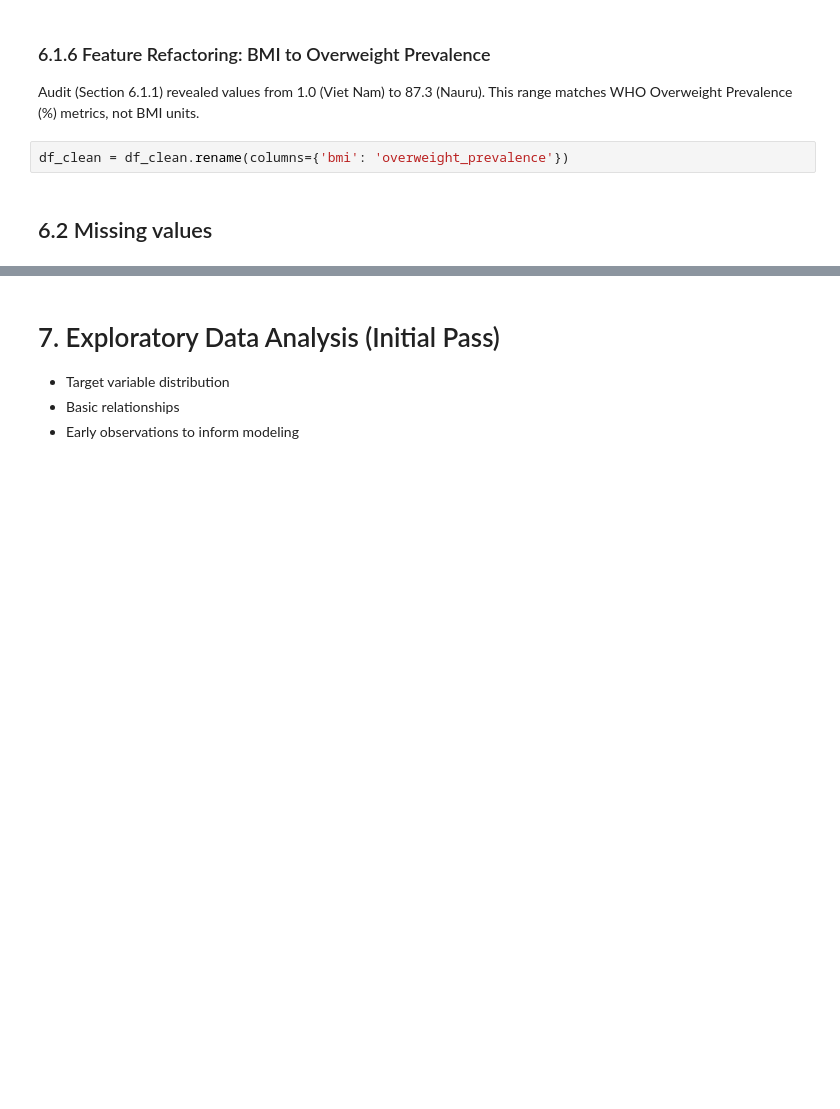
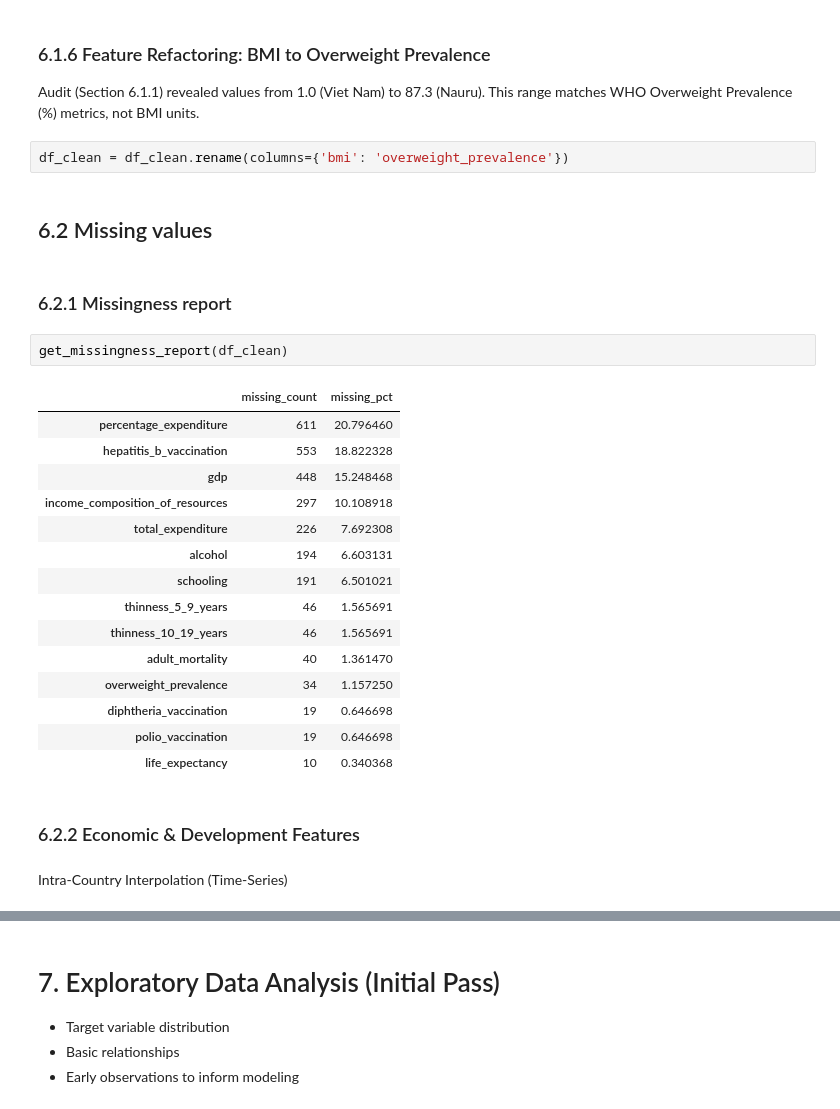
Before and after one commit to MermonGData/longevity-prediction, a Jupyter notebook: notebooks/01_eda_and_preprocessing.ipynb, the cells around one changed output, grey strips where cells are left out. Cells and saved outputs as stored; diff of their text form; blank space fills up the shorter version.

```diff
--- a/notebooks/01_eda_and_preprocessing.ipynb
+++ b/notebooks/01_eda_and_preprocessing.ipynb
@@ -283,3 +284,27 @@ Audit (Section 6.1.1) revealed values from 1.0 (Viet Nam) to 87.3 (Nauru). This
 df_clean = df_clean.rename(columns={'bmi': 'overweight_prevalence'})
 # %% [markdown]
 ## 6.2 Missing values
+# %% [markdown]
+### 6.2.1 Missingness report
+# %%
+get_missingness_report(df_clean)
+# %% [output]
+|  | missing_count | missing_pct |
+| percentage_expenditure | 611 | 20.796460 |
+| hepatitis_b_vaccination | 553 | 18.822328 |
+| gdp | 448 | 15.248468 |
+| income_composition_of_resources | 297 | 10.108918 |
+| total_expenditure | 226 | 7.692308 |
+| alcohol | 194 | 6.603131 |
+| schooling | 191 | 6.501021 |
+| thinness_5_9_years | 46 | 1.565691 |
+| thinness_10_19_years | 46 | 1.565691 |
+| adult_mortality | 40 | 1.361470 |
+| overweight_prevalence | 34 | 1.157250 |
+| diphtheria_vaccination | 19 | 0.646698 |
+| polio_vaccination | 19 | 0.646698 |
+| life_expectancy | 10 | 0.340368 |
+# %% [markdown]
+### 6.2.2 Economic & Development Features
+# %% [markdown]
+Intra-Country Interpolation (Time-Series)
```
Also changed, not shown: parts of 22 cells of this notebook.
